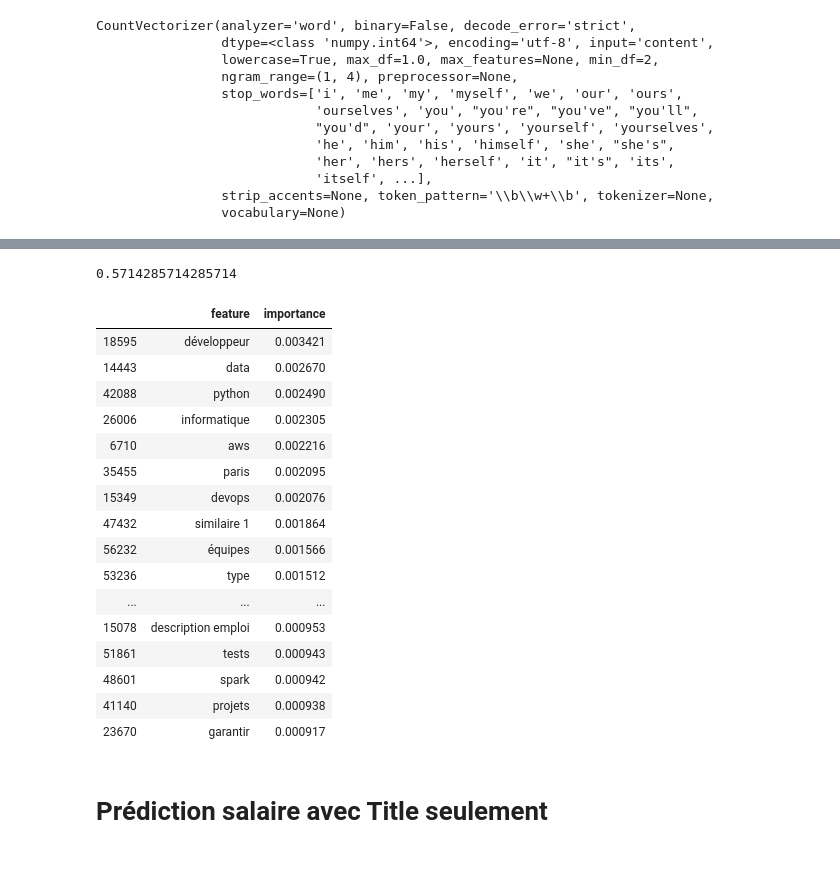
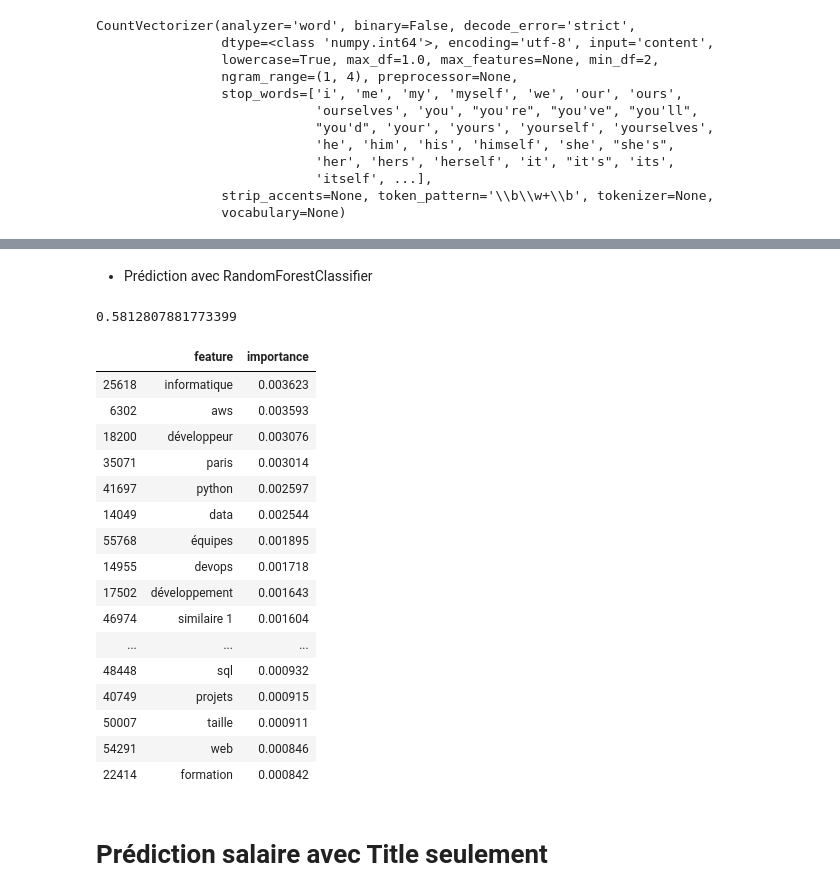
Before and after one commit to Biolfa/PROJET-ML---INDEED, a Jupyter notebook: pre_processing.ipynb, the cells around one changed output, grey strips where cells are left out. Cells and saved outputs as stored; diff of their text form; code cells hidden in the pictures; blank space fills up the shorter version.

```diff
--- a/pre_processing.ipynb
+++ b/pre_processing.ipynb
@@ -523,3 +516,3 @@ from sklearn.feature_extraction.text import CountVectorizer
 # %%
-X_desc = df_annually.Description.str.replace("\n"," ").str.replace(r'\b\d\d\W?\d\d\d\b','').str.replace(r'\+',' plus ')
+X_desc = df_annually.Description.str.replace("\n"," ").str.replace(r'\b\d\d\W?\d\d\d\b\W?(\d\d)?','').str.replace(r'\+',' plus ').str.replace(r'\b\d\W?\d\d\d\W?(\d\d)?\b','').str.replace(r'\b\d\d\W\d\d[kK]?\b','').str.replace(r'\b\d\d[kK]\W?','')
 y = df_annually.salary_label
@@ -526,2 +521,3 @@ y = df_annually.salary_label
 # %%
-stop_words_en_fr = stop_words_en + stop_words_fr + ["h","f", "mois", "ci", "e"]
+#stop_words_en.remove('an')
+stop_words_en_fr = stop_words_en + stop_words_fr + ["h","f", "mois", "ci", "e", "salaire", "avoir"]
@@ -555,6 +553,8 @@ import numpy as np
 # %%
 #word_counts = X_desc_trans.sum(axis=0)
 #word_counts.sort_values(ascending = False).head(20)
+# %% [markdown]
+- Prédiction avec RandomForestClassifier
 # %%
 from sklearn.model_selection import train_test_split
 from sklearn.ensemble import RandomForestClassifier
@@ -568,31 +568,31 @@ rfc.fit(X_train, y_train)
 
 rfc.score(X_test,y_test)
 # %% [output]
-0.5714285714285714
+0.5812807881773399
 # %%
 feature_importances = pd.DataFrame(rfc.feature_importances_,
                                    index = cv.get_feature_names()).reset_index()
 feature_importances.columns = ['feature', 'importance']
 
-feature_importances.sort_values('importance', ascending=False).head(40)
+feature_importances.sort_values('importance', ascending=False).head(50)
 # %% [output]
 |  | feature | importance |
-| 18595 | développeur | 0.003421 |
-| 14443 | data | 0.002670 |
-| 42088 | python | 0.002490 |
-| 26006 | informatique | 0.002305 |
-| 6710 | aws | 0.002216 |
-| 35455 | paris | 0.002095 |
-| 15349 | devops | 0.002076 |
-| 47432 | similaire 1 | 0.001864 |
-| 56232 | équipes | 0.001566 |
-| 53236 | type | 0.001512 |
+| 25618 | informatique | 0.003623 |
+| 6302 | aws | 0.003593 |
+| 18200 | développeur | 0.003076 |
+| 35071 | paris | 0.003014 |
+| 41697 | python | 0.002597 |
+| 14049 | data | 0.002544 |
+| 55768 | équipes | 0.001895 |
+| 14955 | devops | 0.001718 |
+| 17502 | développement | 0.001643 |
+| 46974 | similaire 1 | 0.001604 |
 | ... | ... | ... |
-| 15078 | description emploi | 0.000953 |
-| 51861 | tests | 0.000943 |
-| 48601 | spark | 0.000942 |
-| 41140 | projets | 0.000938 |
-| 23670 | garantir | 0.000917 |
+| 48448 | sql | 0.000932 |
+| 40749 | projets | 0.000915 |
+| 50007 | taille | 0.000911 |
+| 54291 | web | 0.000846 |
+| 22414 | formation | 0.000842 |
 # %%
 #list(X_desc[X_desc.str.contains("10 ans")])
 # %% [markdown]
```
Also changed, not shown: parts of 51 cells of this notebook.
